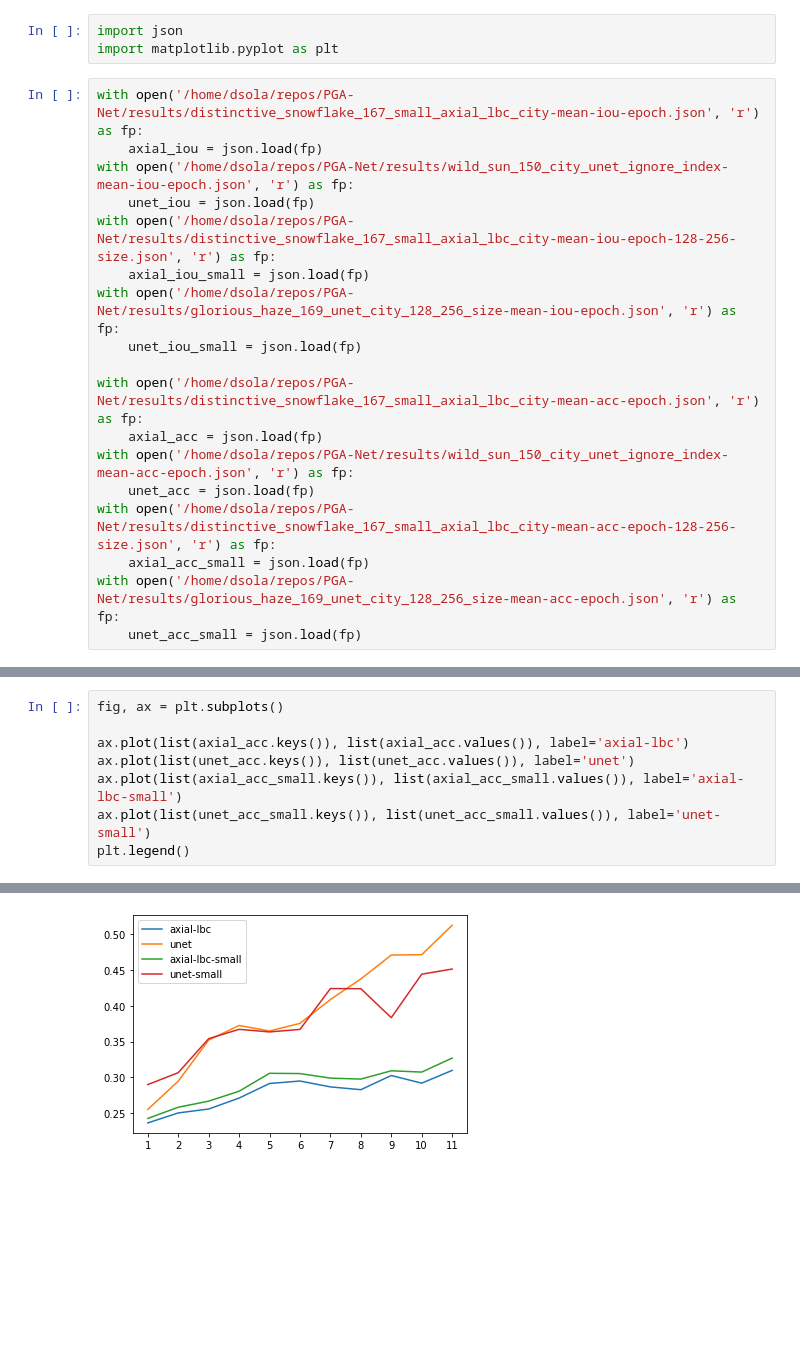
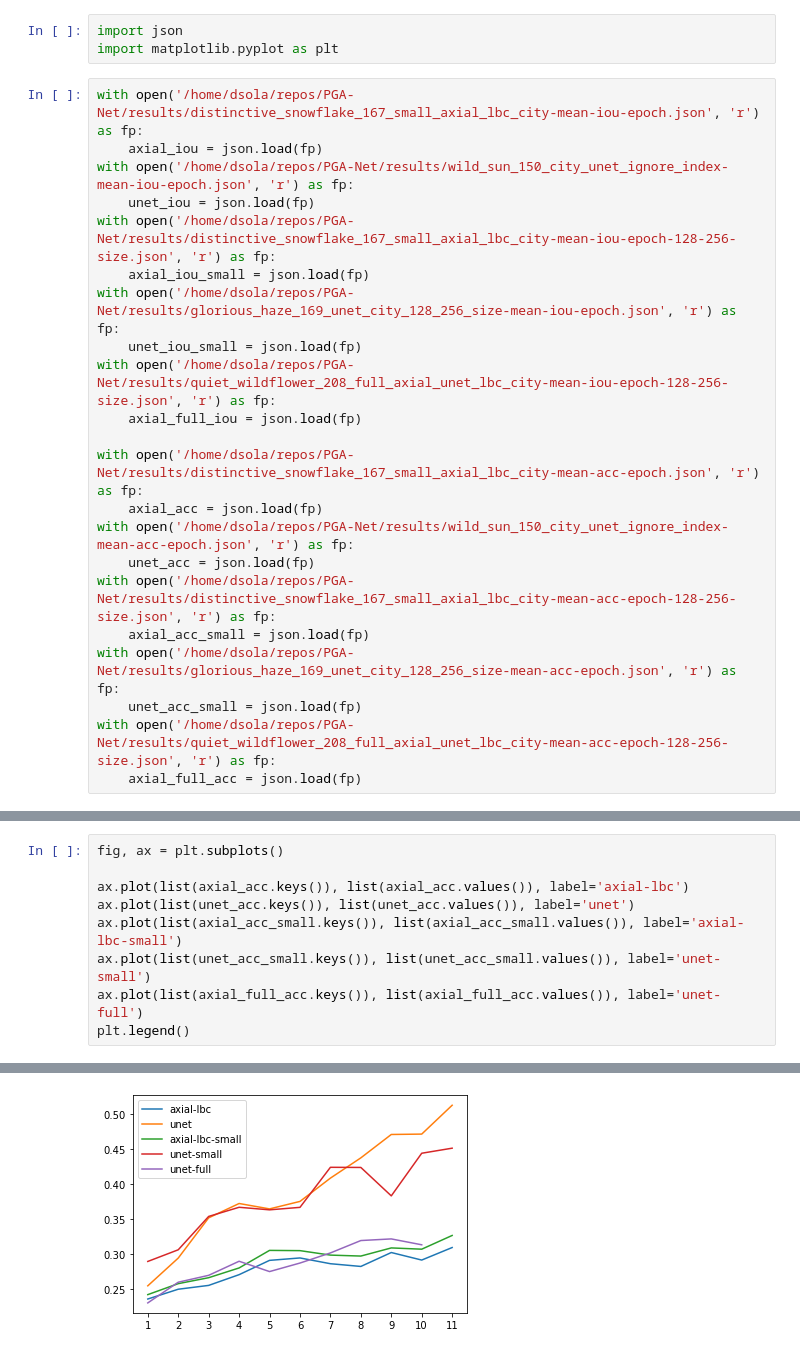
Before and after one commit to dansola/PGA-Net, a Jupyter notebook: notebooks/network_comparison.ipynb, the cells around one changed output, grey strips where cells are left out. Drawn from its saved outputs; the diff is of its cells as text; blank space fills up the shorter version.

```diff
--- a/notebooks/network_comparison.ipynb
+++ b/notebooks/network_comparison.ipynb
@@ -10,6 +10,8 @@ with open('/home/dsola/repos/PGA-Net/results/distinctive_snowflake_167_small_axi
     axial_iou_small = json.load(fp)
 with open('/home/dsola/repos/PGA-Net/results/glorious_haze_169_unet_city_128_256_size-mean-iou-epoch.json', 'r') as fp:
     unet_iou_small = json.load(fp)
+with open('/home/dsola/repos/PGA-Net/results/quiet_wildflower_208_full_axial_unet_lbc_city-mean-iou-epoch-128-256-size.json', 'r') as fp:
+    axial_full_iou = json.load(fp)
 
 with open('/home/dsola/repos/PGA-Net/results/distinctive_snowflake_167_small_axial_lbc_city-mean-acc-epoch.json', 'r') as fp:
     axial_acc = json.load(fp)
@@ -19,6 +21,8 @@ with open('/home/dsola/repos/PGA-Net/results/distinctive_snowflake_167_small_axi
     axial_acc_small = json.load(fp)
 with open('/home/dsola/repos/PGA-Net/results/glorious_haze_169_unet_city_128_256_size-mean-acc-epoch.json', 'r') as fp:
     unet_acc_small = json.load(fp)
+with open('/home/dsola/repos/PGA-Net/results/quiet_wildflower_208_full_axial_unet_lbc_city-mean-acc-epoch-128-256-size.json', 'r') as fp:
+    axial_full_acc = json.load(fp)
 # %%
 fig, ax = plt.subplots()
 
@@ -33,11 +38,12 @@ plt.legend()
 # %%
 fig, ax = plt.subplots()
 
 ax.plot(list(axial_acc.keys()), list(axial_acc.values()), label='axial-lbc')
 ax.plot(list(unet_acc.keys()), list(unet_acc.values()), label='unet')
 ax.plot(list(axial_acc_small.keys()), list(axial_acc_small.values()), label='axial-lbc-small')
 ax.plot(list(unet_acc_small.keys()), list(unet_acc_small.values()), label='unet-small')
+ax.plot(list(axial_full_acc.keys()), list(axial_full_acc.values()), label='unet-full')
 plt.legend()
 # %% [output]
 <matplotlib.legend.Legend at 0x...>
-[figure, old version]
+[figure, new version]
```
Also changed, not shown: parts of 1 cell of this notebook, 6 other files.
